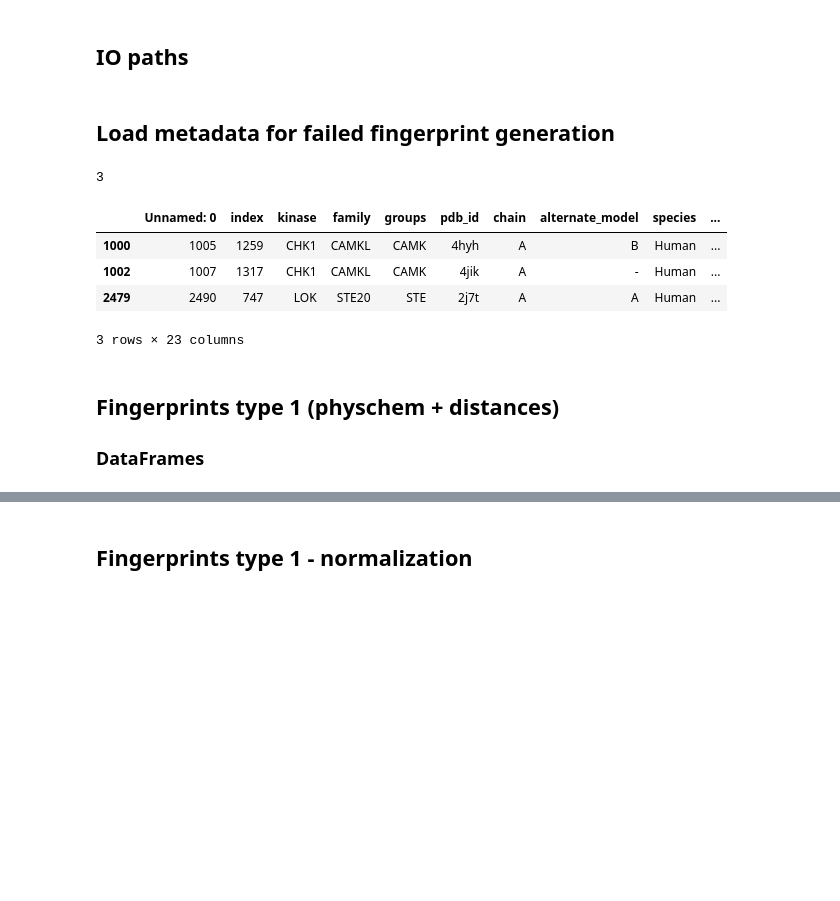
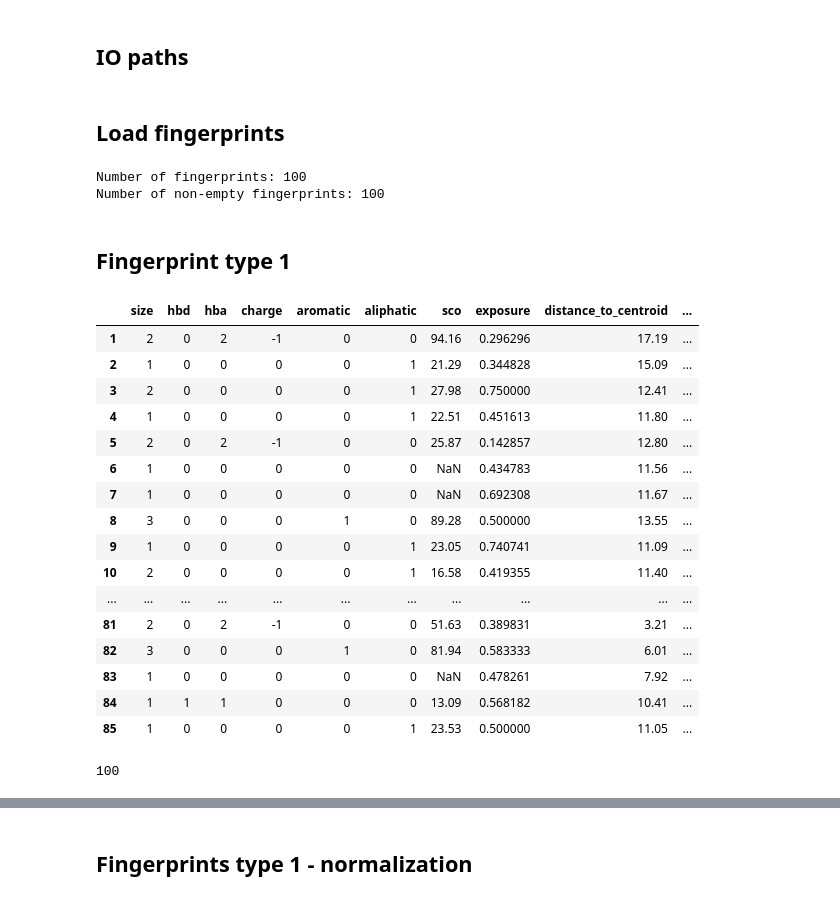
Before and after one commit to volkamerlab/kissim, a Jupyter notebook: scripts/dataset_fingerprints.ipynb, the cells around one changed output, grey strips where cells are left out. Drawn from its saved outputs; the diff is of its cells as text; code cells hidden in the pictures; blank space fills up the shorter version.

```diff
--- a/scripts/dataset_fingerprints.ipynb
+++ b/scripts/dataset_fingerprints.ipynb
@@ -30,7 +30,34 @@ metadata_path = path_to_data / 'postprocessed' / 'klifs_metadata_postprocessed.c
-# %% [markdown]
-## Load metadata for failed fingerprint generation
-# %%
-with open(path_to_fingerprints / 'fingerprints_error_entries.p', 'rb') as f:
-    errors = pickle.load(f)
-
-errors = pd.DataFrame(errors)
+# %% [markdown]
+## Load fingerprints
+# %%
+with open(path_to_fingerprints / 'fingerprints.p', 'rb') as f:
+    fingerprints = pickle.load(f)
+
+print(f'Number of fingerprints: {len(fingerprints)}')
+fingerprints = [i for i in fingerprints if i is not None]
+print(f'Number of non-empty fingerprints: {len(fingerprints)}')
+# %% [output]
+Number of fingerprints: 100
+Number of non-empty fingerprints: 100
+# %% [markdown]
+## Fingerprint type 1
+# %%
+fingerprints[0].fingerprint_type1
+# %% [output]
+|  | size | hbd | hba | charge | aromatic | aliphatic | sco | exposure | distance_to_centroid | ... |
+| 1 | 2 | 0 | 2 | -1 | 0 | 0 | 94.16 | 0.296296 | 17.19 | ... |
+| 2 | 1 | 0 | 0 | 0 | 0 | 1 | 21.29 | 0.344828 | 15.09 | ... |
+| 3 | 2 | 0 | 0 | 0 | 0 | 1 | 27.98 | 0.750000 | 12.41 | ... |
+| 4 | 1 | 0 | 0 | 0 | 0 | 1 | 22.51 | 0.451613 | 11.80 | ... |
+| 5 | 2 | 0 | 2 | -1 | 0 | 0 | 25.87 | 0.142857 | 12.80 | ... |
+| 6 | 1 | 0 | 0 | 0 | 0 | 0 | NaN | 0.434783 | 11.56 | ... |
+| 7 | 1 | 0 | 0 | 0 | 0 | 0 | NaN | 0.692308 | 11.67 | ... |
+| 8 | 3 | 0 | 0 | 0 | 1 | 0 | 89.28 | 0.500000 | 13.55 | ... |
+| 9 | 1 | 0 | 0 | 0 | 0 | 1 | 23.05 | 0.740741 | 11.09 | ... |
+| 10 | 2 | 0 | 0 | 0 | 0 | 1 | 16.58 | 0.419355 | 11.40 | ... |
+| ... | ... | ... | ... | ... | ... | ... | ... | ... | ... | ... |
+| 81 | 2 | 0 | 2 | -1 | 0 | 0 | 51.63 | 0.389831 | 3.21 | ... |
+| 82 | 3 | 0 | 0 | 0 | 1 | 0 | 81.94 | 0.583333 | 6.01 | ... |
+| 83 | 1 | 0 | 0 | 0 | 0 | 0 | NaN | 0.478261 | 7.92 | ... |
+| 84 | 1 | 1 | 1 | 0 | 0 | 0 | 13.09 | 0.568182 | 10.41 | ... |
+| 85 | 1 | 0 | 0 | 0 | 0 | 1 | 23.53 | 0.500000 | 11.05 | ... |
@@ -37,16 +69,4 @@ errors = pd.DataFrame(errors)
 # %%
-len(errors)
+len(fp1)
 # %% [output]
-3
+100
-# %%
-errors
-# %% [output]
-|  | Unnamed: 0 | index | kinase | family | groups | pdb_id | chain | alternate_model | species | ... |
-| 1000 | 1005 | 1259 | CHK1 | CAMKL | CAMK | 4hyh | A | B | Human | ... |
-| 1002 | 1007 | 1317 | CHK1 | CAMKL | CAMK | 4jik | A | - | Human | ... |
-| 2479 | 2490 | 747 | LOK | STE20 | STE | 2j7t | A | A | Human | ... |
-3 rows × 23 columns
-# %% [markdown]
-## Fingerprints type 1 (physchem + distances)
-
-### DataFrames
```
Also changed, not shown: parts of 42 cells of this notebook.
